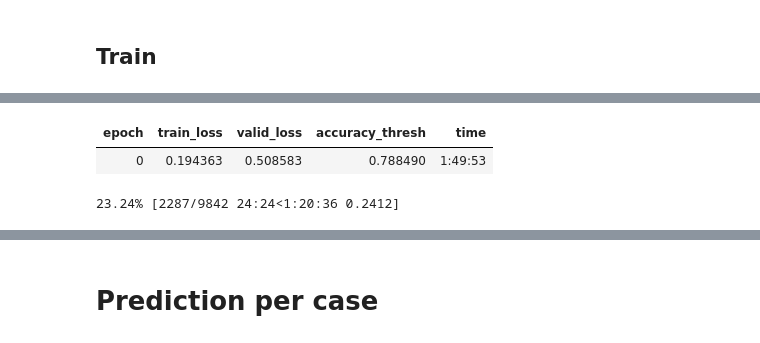
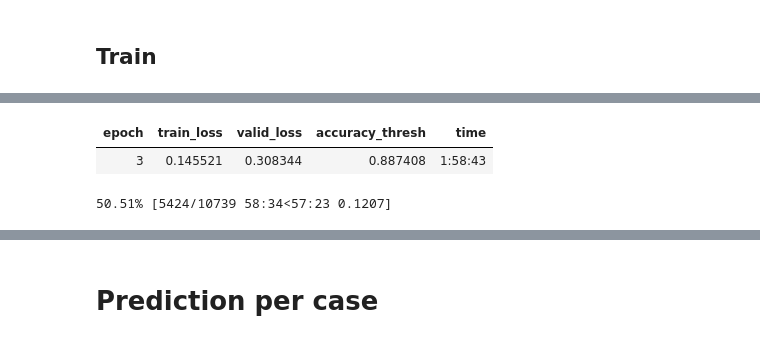
Before and after one commit to ChristophNeuner/pituitary_gland_adenomas, a Jupyter notebook: network-relapse_classification.ipynb, the cells around one changed output, grey strips where cells are left out. Drawn from its saved outputs; the diff is of its cells as text; code cells hidden in the pictures.

```diff
--- a/network-relapse_classification.ipynb
+++ b/network-relapse_classification.ipynb
@@ -309,14 +319,14 @@ def split_func(path):
     return get_id_from_path(path) in (ids_non_relapse_val+ids_relapse_valid)
 
 #data = ImageList.from_folder(path=TRAIN, extensions=['.png'])
-data = ImageList.from_df(df_tile_paths_train_and_valid, path=PATH)
+data = ImageList.from_df(df_tile_paths_train_and_valid, path=PATH_LOCAL)
 data = data.split_by_valid_func(split_func)
 data = data.label_from_func(label_func)
 data = data.transform(tfms=tfms, size=sz)
 #data = data.add_test_folder(test_folder=TEST_EXPERIMENTING)
 if test_pct != 0:
     data = data.add_test([PATH/p for p in tile_paths_test])
-data = data.databunch(bs=bs, num_workers=nw, path=PATH/'3-currently-training')
+data = data.databunch(bs=bs, num_workers=nw, path=PATH/f'{n}-currently-training')
 data = data.normalize()
 # %% [markdown]
 # Learner
@@ -352,5 +364,5 @@ LR Finder is complete, type {learner_name}.recorder.plot() to see the graph.
 # %%
-lr = 1e-4
+lr = 4e-4
 # %%
 learner.fit_one_cycle(cyc_len=epochs_frozen, max_lr=lr)
 # %% [output]
@@ -368,0 +379,2 @@ learner.save(nameHead)
+# %%
+learner.load('bestmodel_2')
@@ -378,8 +408,11 @@ LR Finder is complete, type {learner_name}.recorder.plot() to see the graph.
 # %%
-lr2 = 4e-7
-lr3 = 2e-6
+lr2 = 1e-7
+lr3 = 1e-6
 # %%
 from fastai.callbacks import *
 # %%
-learner.fit_one_cycle(cyc_len=epochs_unfrozen, max_lr=slice(lr2, lr3), callbacks=[SaveModelCallback(learner, every='epoch', monitor='accuracy_thresh')])
+learner.fit_one_cycle(cyc_len=epochs_unfrozen,
+                      max_lr=slice(lr2, lr3),
+                      callbacks=[SaveModelCallback(learner, every='epoch', monitor='accuracy_thresh')],
+                      start_epoch=3)
 # %% [output]
@@ -387,6 +421,6 @@ learner.fit_one_cycle(cyc_len=epochs_unfrozen, max_lr=slice(lr2, lr3), callbacks
 | epoch | train_loss | valid_loss | accuracy_thresh | time |
-| 0 | 0.194363 | 0.508583 | 0.788490 | 1:49:53 |
+| 3 | 0.145521 | 0.308344 | 0.887408 | 1:58:43 |
-23.24% [2287/9842 24:24<1:20:36 0.2412]
+50.51% [5424/10739 58:34<57:23 0.1207]
 # %%
 learner.recorder.plot_losses()
 # %%
```
Also changed, not shown: parts of 16 cells of this notebook, 2 other files.
